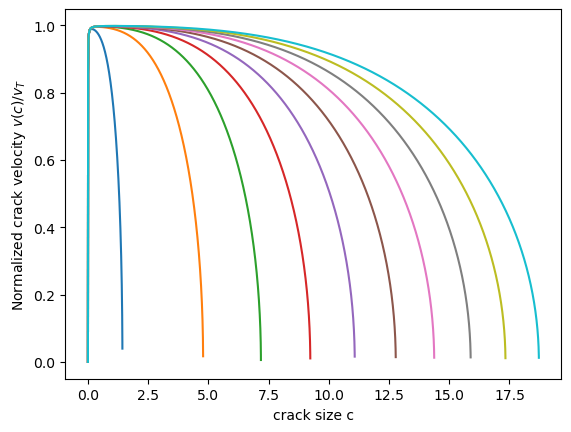
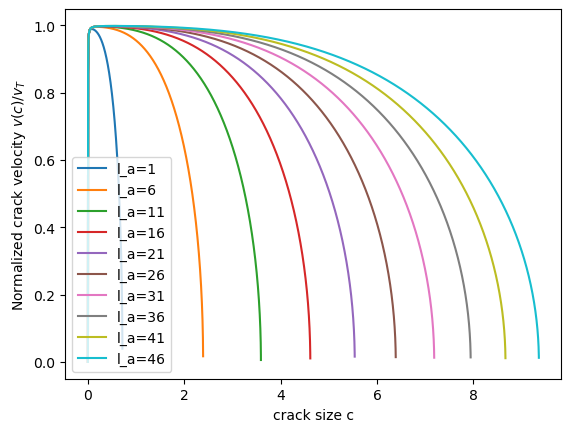
The change to this notebook cell's code, shown as a diff; its figure went from the first image to the second:
--- before
+++ after
@@ -1,8 +1,7 @@
 c0 = 1e-3 # taille du défaut initial [m]
 
-# Rq : si c0=1mm, c'est l'odg pour les brine pockets. Si les défauts initiaux sont
-#
+# Rq : si c0=1mm, c'est l'odg pour les brine pockets. Si les défauts initiaux sont de l'ordre de 10cm, c'est plutôt des défauts liés aux coins de la plaque 
+# et aux hétérogénéités d'épaisseur etc.
 
-cvals = np.linspace(c0, 100e3*c0, 100000)
 
 # parametres glace
@@ -11,4 +10,6 @@
 h = 50e-2 # (BicWin 2026)
 
+cvals = np.linspace(c0, 100e3*c0, 100000)
+
 plt.figure()
 for l_a in range(1,50,5):
@@ -16,6 +17,7 @@
     A = l_a * h
     alpha = (2*np.pi * c0**2)/A
-    plt.plot(cvals, geometric_function_dynfrac(cvals, alpha, c0=c0))
+    plt.plot(cvals, geometric_function_dynfrac(cvals, alpha, c0=c0), label='l_a='+str(l_a))
 plt.xlabel('crack size c')
 plt.ylabel('Normalized crack velocity $v(c)/v_T$')
+plt.legend()
 plt.show()

Commit: updt